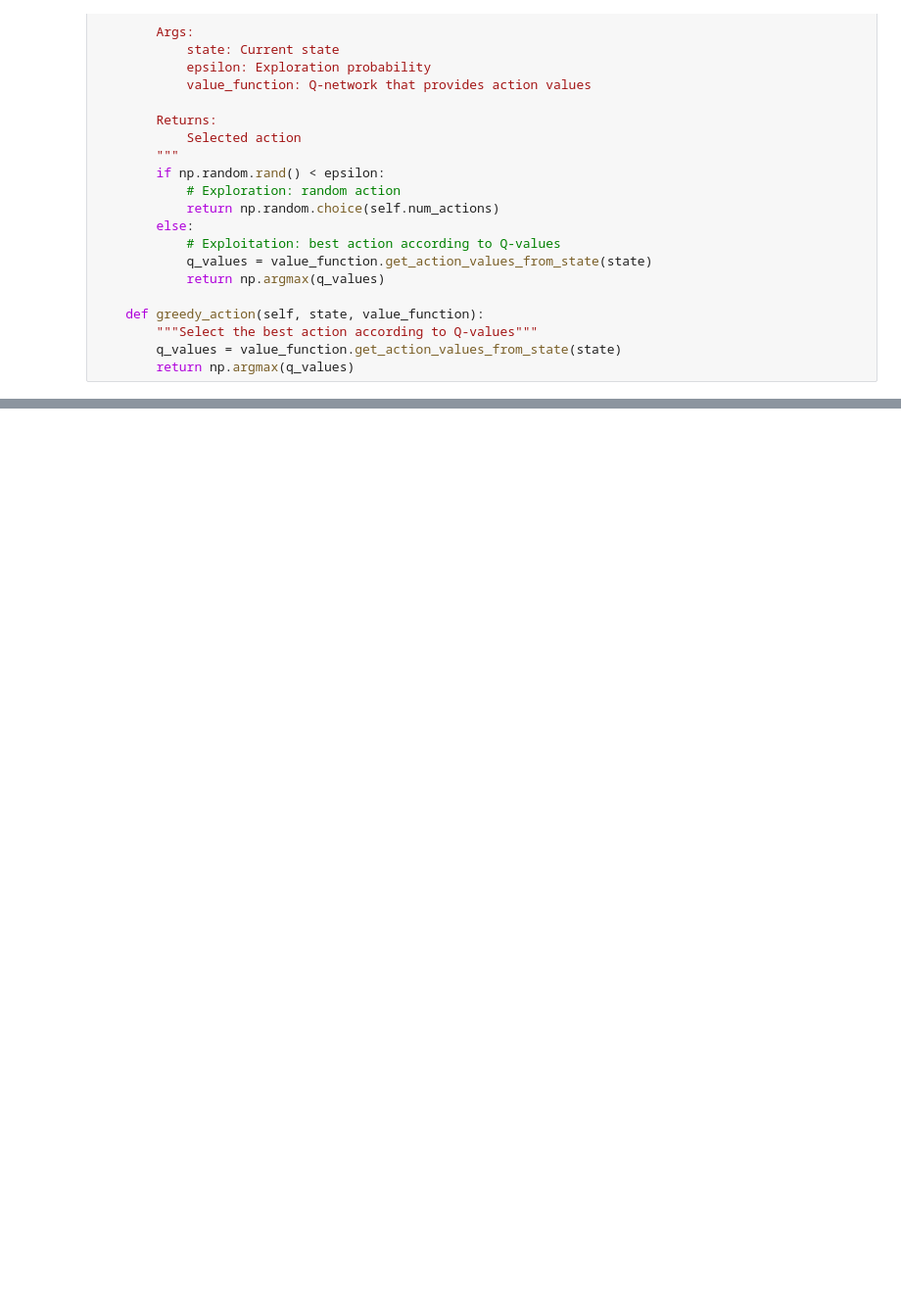
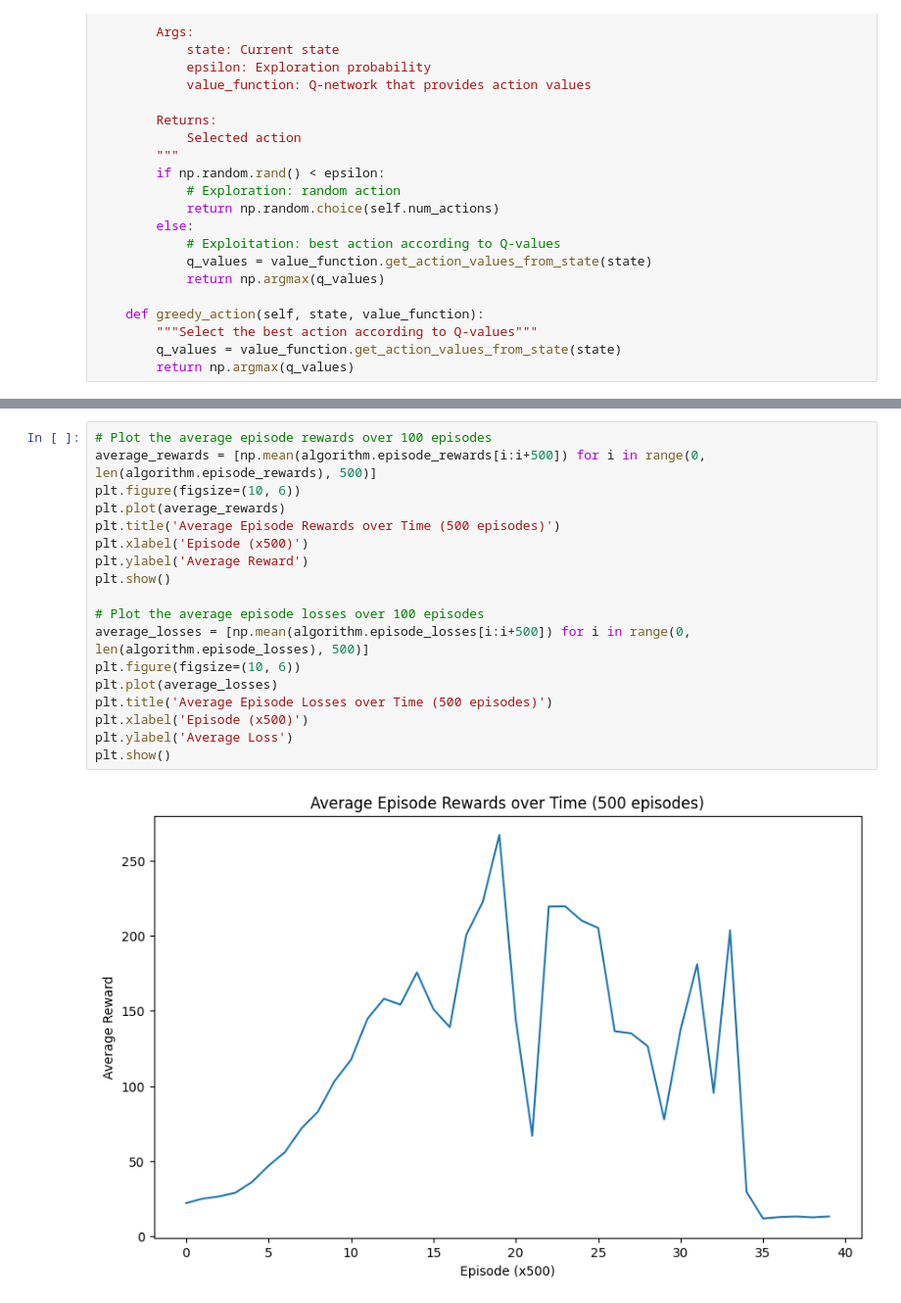
Before and after one commit to MarvinKohnen/deep-reinforcement-learning, a Jupyter notebook: assignments/exercise05/exercise5.1.ipynb, the cells around one changed output, grey strips where cells are left out. Shown: that part at 98% size. Cells and saved outputs as stored; diff of their text form; blank space fills up the shorter version.

```diff
--- a/assignments/exercise05/exercise5.1.ipynb
+++ b/assignments/exercise05/exercise5.1.ipynb
@@ -253,0 +262,20 @@ Training completed!
+# %%
+# Plot the average episode rewards over 100 episodes
+average_rewards = [np.mean(algorithm.episode_rewards[i:i+500]) for i in range(0, len(algorithm.episode_rewards), 500)]
+plt.figure(figsize=(10, 6))
+plt.plot(average_rewards)
+plt.title('Average Episode Rewards over Time (500 episodes)')
+plt.xlabel('Episode (x500)')
+plt.ylabel('Average Reward')
+plt.show()
+
+# Plot the average episode losses over 100 episodes
+average_losses = [np.mean(algorithm.episode_losses[i:i+500]) for i in range(0, len(algorithm.episode_losses), 500)]
+plt.figure(figsize=(10, 6))
+plt.plot(average_losses)
+plt.title('Average Episode Losses over Time (500 episodes)')
+plt.xlabel('Episode (x500)')
+plt.ylabel('Average Loss')
+plt.show()
+# %% [output]
+[figure, added]
```
Also changed, not shown: parts of 6 cells of this notebook.
